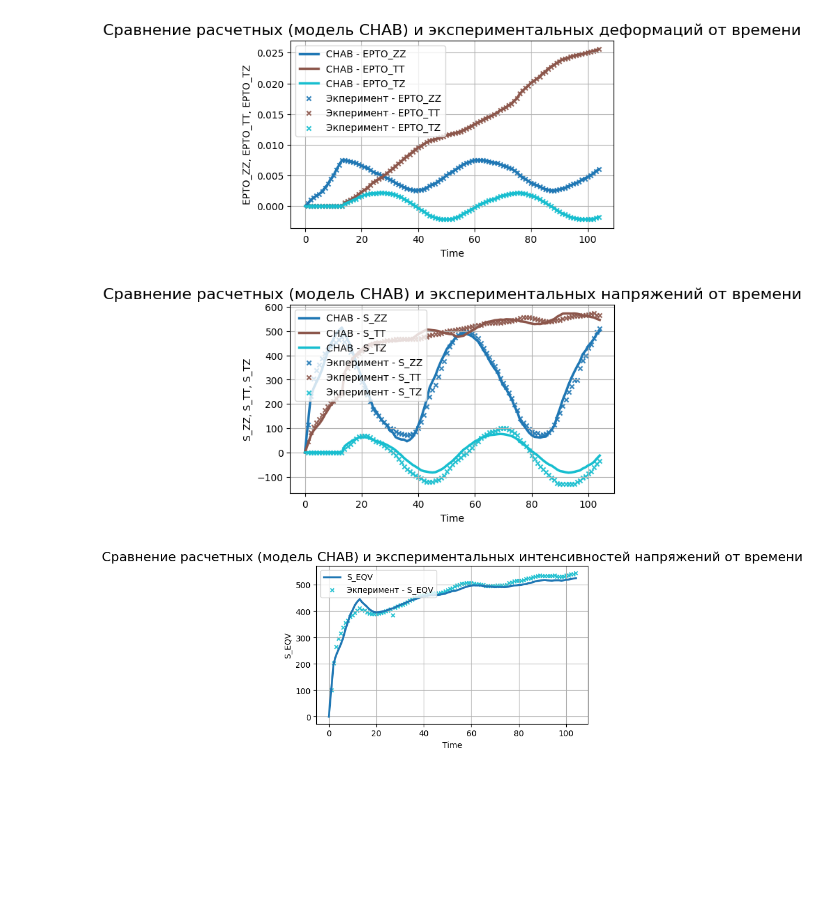
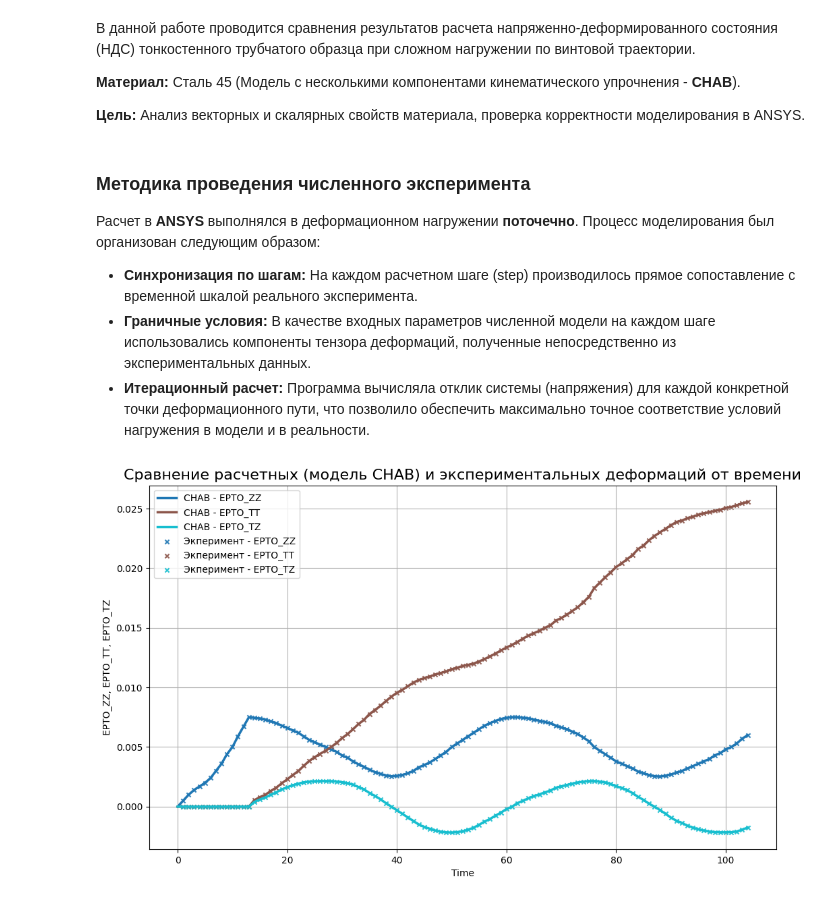
Before and after one commit to ArtemDos/complex_deformations, a Jupyter notebook: P29/experimental_vint/chab.ipynb, the cells around one changed output. Cells and saved outputs as stored; diff of their text form; code cells hidden in the pictures; blank space fills up the shorter version.

Commit message:
add mrkdons in chab.ipynb for exp vint

```diff
--- a/P29/experimental_vint/chab.ipynb
+++ b/P29/experimental_vint/chab.ipynb
@@ -1,3 +1,9 @@
+# %% [markdown]
+В данной работе проводится сравнения результатов расчета напряженно-деформированного состояния (НДС) тонкостенного трубчатого образца при сложном нагружении по винтовой траектории.
+
+**Материал:** Сталь 45 (Модель с несколькими компонентами кинематического упрочнения - **CHAB**).
+
+**Цель:** Анализ векторных и скалярных свойств материала, проверка корректности моделирования в ANSYS.
 # %%
 from core.reader import load_experimental_data
 from core.calculations import calculate_von_mises_stress
@@ -14,4 +20,12 @@ real_experiment = calculate_von_mises_stress(
         )
+# %% [markdown]
+### Методика проведения численного эксперимента
+
+Расчет в **ANSYS** выполнялся в деформационном нагружении **поточечно**. Процесс моделирования был организован следующим образом:
+
+*   **Синхронизация по шагам:** На каждом расчетном шаге (step) производилось прямое сопоставление с временной шкалой реального эксперимента.
+*   **Граничные условия:** В качестве входных параметров численной модели на каждом шаге использовались компоненты тензора деформаций, полученные непосредственно из экспериментальных данных.
+*   **Итерационный расчет:** Программа вычисляла отклик системы (напряжения) для каждой конкретной точки деформационного пути, что позволило обеспечить максимально точное соответствие условий нагружения в модели и в реальности.
 # %%
 from core.reader import read_ansys_csv
 
@@ -19,34 +33,15 @@ numerical_experiment_chab = read_ansys_csv("chab.csv")
 # %%
 from core.visualizer import plot_xy
 
-model_name = 'CHAB'
+model_name = "CHAB"
 plot_xy([
         (model_name, numerical_experiment_chab)
     ],
-    'Time',
-    ['EPTO_ZZ', 'EPTO_TT', 'EPTO_TZ'],
-    f'Сравнение расчетных (модель {model_name}) и экспериментальных деформаций от времени',
-    ('Экперимент', real_experiment)
+    "Time",
+    ["EPTO_ZZ", "EPTO_TT", "EPTO_TZ"],
+    f"Сравнение расчетных (модель {model_name}) и экспериментальных деформаций от времени",
+    ("Экперимент", real_experiment),
+    figsize=(12, 7)
 )
-
-plot_xy([
-        (model_name, numerical_experiment_chab)
-    ],
-    'Time',
-    ['S_ZZ', 'S_TT', 'S_TZ'],
-    f'Сравнение расчетных (модель {model_name}) и экспериментальных напряжений от времени',
-    ('Экперимент', real_experiment)
-)
-
-plot_xy([
-        (model_name, numerical_experiment_chab)
-    ],
-    'Time',
-    ['S_EQV'],
-    f'Сравнение расчетных (модель {model_name}) и экспериментальных интенсивностей напряжений от времени',
-    ('Экперимент', real_experiment)
-)
 # %% [output]
-[figure, old version]
+[figure, new version]
-[figure, removed]
-[figure, removed]
```
Also changed, not shown: parts of 14 cells of this notebook.
